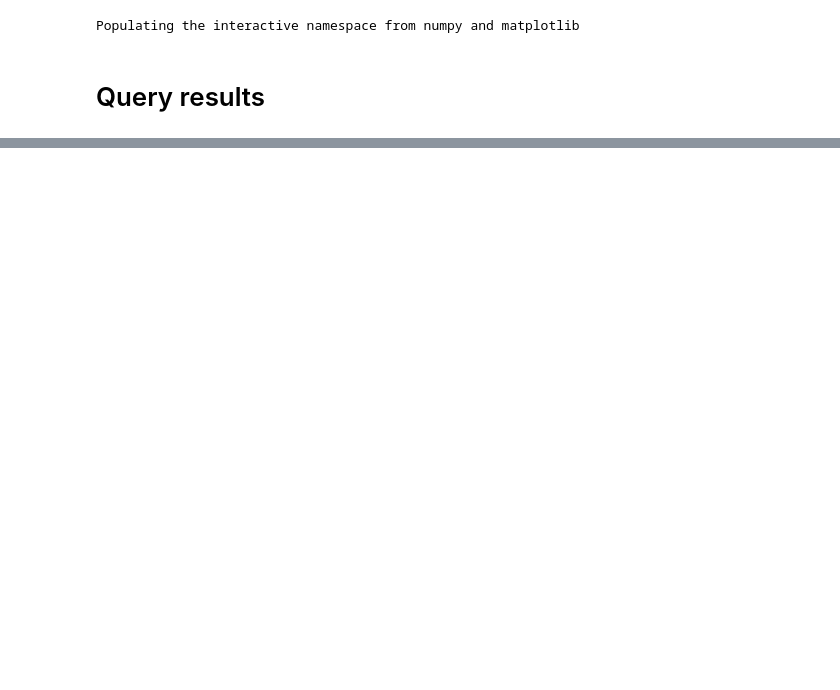
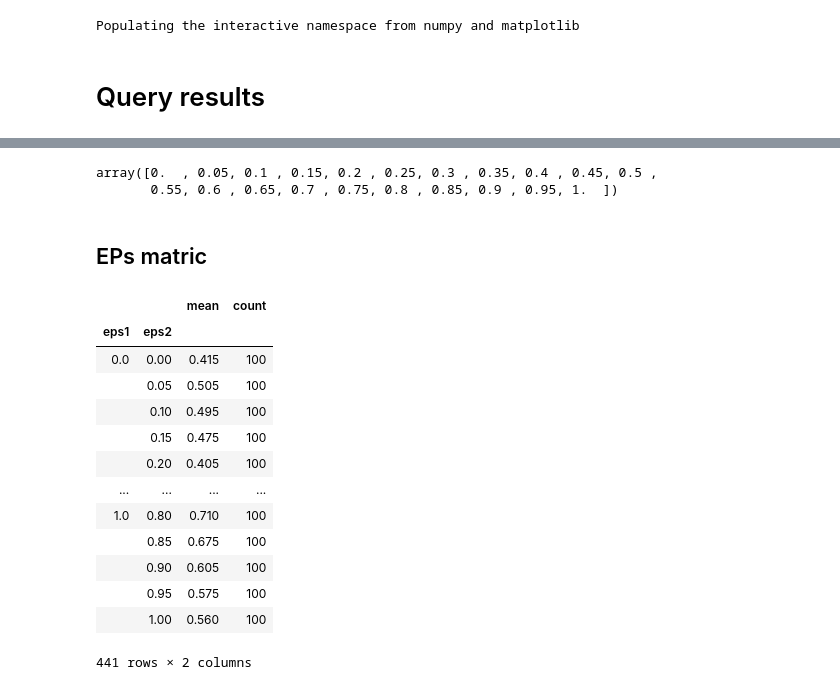
Before and after one commit to C4ptainCrunch/thesis, a Jupyter notebook: source/notebooks/query-cloudwatch.ipynb, the cells around one changed output, grey strips where cells are left out. Saved outputs shown, nothing was run; the diff lists cells and outputs as text; code cells hidden in the pictures; blank space fills up the shorter version.

```diff
--- a/source/notebooks/query-cloudwatch.ipynb
+++ b/source/notebooks/query-cloudwatch.ipynb
@@ -182,0 +229,7 @@ plt.ylabel("Opponent's win ratio");
+# %%
+np.linspace(0, 1, 21)
+# %% [output]
+array([0.  , 0.05, 0.1 , 0.15, 0.2 , 0.25, 0.3 , 0.35, 0.4 , 0.45, 0.5 ,
+       0.55, 0.6 , 0.65, 0.7 , 0.75, 0.8 , 0.85, 0.9 , 0.95, 1.  ])
+# %% [markdown]
+## EPs matric
@@ -182,0 +240,18 @@ plt.ylabel("Opponent's win ratio");
+# %%
+grouped = eps.groupby(['eps1', 'eps2']).winner.agg(['mean', 'count'])
+grouped
+# %% [output]
+|  |  | mean | count |
+| eps1 | eps2 |  |  |
+| 0.0 | 0.00 | 0.415 | 100 |
+|  | 0.05 | 0.505 | 100 |
+|  | 0.10 | 0.495 | 100 |
+|  | 0.15 | 0.475 | 100 |
+|  | 0.20 | 0.405 | 100 |
+| ... | ... | ... | ... |
+| 1.0 | 0.80 | 0.710 | 100 |
+|  | 0.85 | 0.675 | 100 |
+|  | 0.90 | 0.605 | 100 |
+|  | 0.95 | 0.575 | 100 |
+|  | 1.00 | 0.560 | 100 |
+441 rows × 2 columns
```
Also changed, not shown: parts of 17 cells of this notebook, 5 other files.
